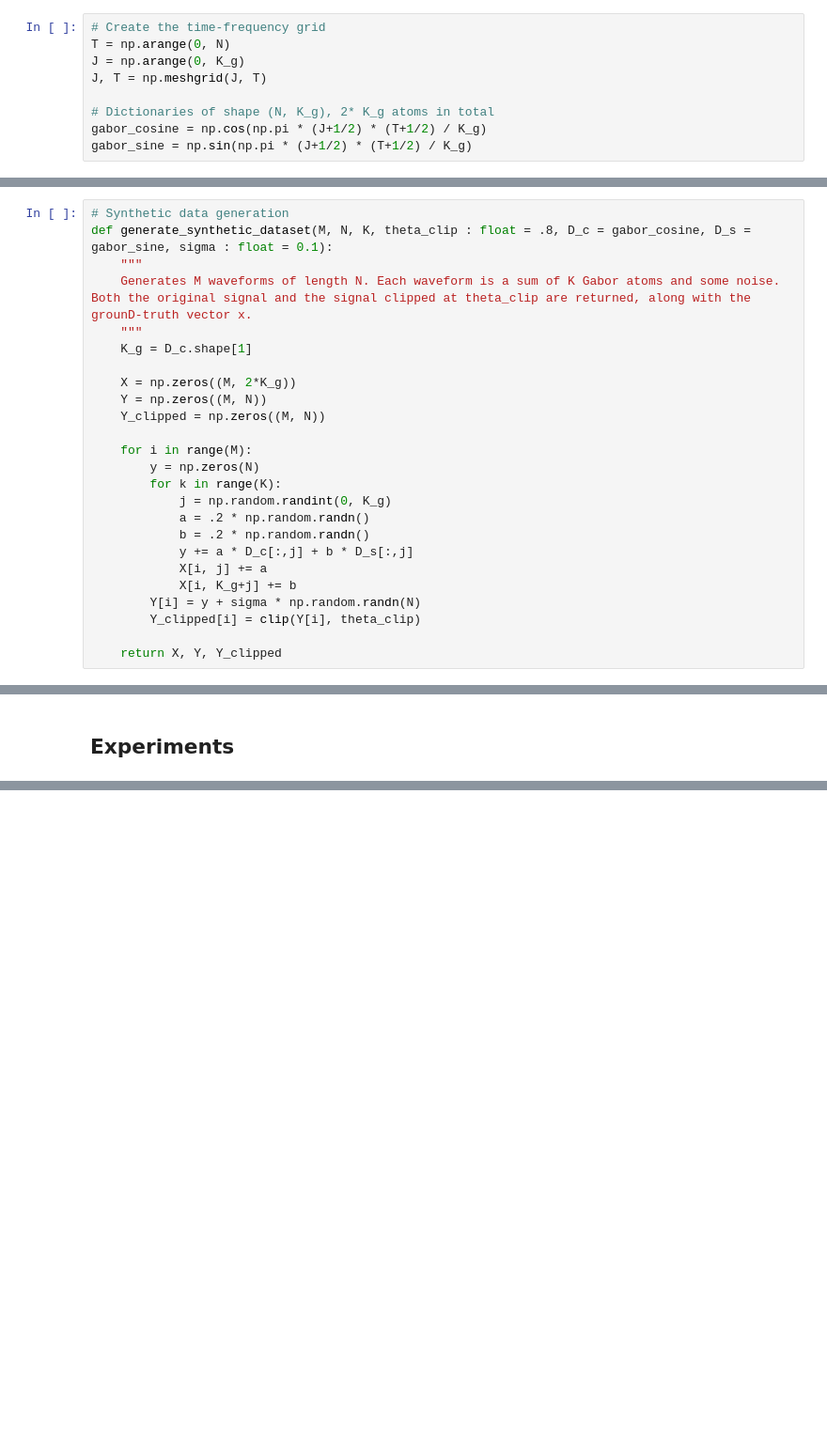
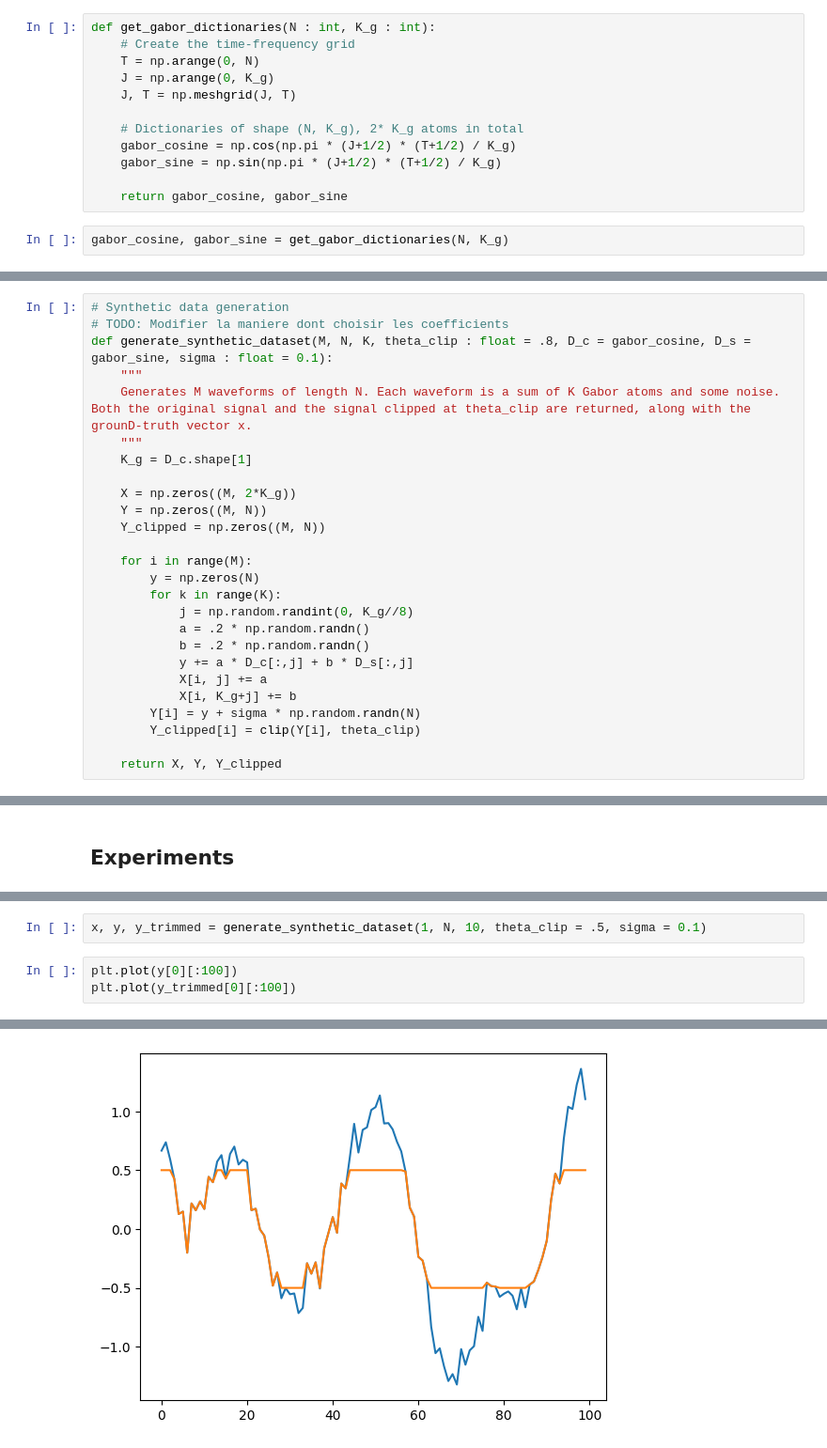
Before and after one commit to pierreaguie/C-OMP-for-Audio-Declipping, a Jupyter notebook: AudioDeclipping.ipynb, the cells around one changed output, grey strips where cells are left out. Shown: that part at 94% size. Cells and saved outputs as stored; diff of their text form; blank space fills up the shorter version.

```diff
--- a/AudioDeclipping.ipynb
+++ b/AudioDeclipping.ipynb
@@ -65,14 +67,19 @@ K_g = params["frame_length"]//2
 # Length of the signal
 N = params["frame_length"]
 # %%
-# Create the time-frequency grid
-T = np.arange(0, N)
-J = np.arange(0, K_g)
-J, T = np.meshgrid(J, T)
+def get_gabor_dictionaries(N : int, K_g : int):
+    # Create the time-frequency grid
+    T = np.arange(0, N)
+    J = np.arange(0, K_g)
+    J, T = np.meshgrid(J, T)
 
-# Dictionaries of shape (N, K_g), 2* K_g atoms in total
-gabor_cosine = np.cos(np.pi * (J+1/2) * (T+1/2) / K_g)
-gabor_sine = np.sin(np.pi * (J+1/2) * (T+1/2) / K_g)
+    # Dictionaries of shape (N, K_g), 2* K_g atoms in total
+    gabor_cosine = np.cos(np.pi * (J+1/2) * (T+1/2) / K_g)
+    gabor_sine = np.sin(np.pi * (J+1/2) * (T+1/2) / K_g)
+
+    return gabor_cosine, gabor_sine
+# %%
+gabor_cosine, gabor_sine = get_gabor_dictionaries(N, K_g)
 # %%
 gabor_cosine.shape, gabor_sine.shape
 # %% [output]
@@ -189,6 +238,7 @@ def inpainting(y, frame_length : int = 1024, frame_overlap : int = 768, K : int
 ### Dataset
 # %%
 # Synthetic data generation
+# TODO: Modifier la maniere dont choisir les coefficients
 def generate_synthetic_dataset(M, N, K, theta_clip : float = .8, D_c = gabor_cosine, D_s = gabor_sine, sigma : float = 0.1):
     """
     Generates M waveforms of length N. Each waveform is a sum of K Gabor atoms and some noise. Both the original signal and the signal clipped at theta_clip are returned, along with the grounD-truth vector x.
@@ -202,7 +252,7 @@ def generate_synthetic_dataset(M, N, K, theta_clip : float = .8, D_c = gabor_cos
     for i in range(M):
         y = np.zeros(N)
         for k in range(K):
-            j = np.random.randint(0, K_g)
+            j = np.random.randint(0, K_g//8)
             a = .2 * np.random.randn()
             b = .2 * np.random.randn()
             y += a * D_c[:,j] + b * D_s[:,j]
@@ -220,0 +276,6 @@ def generate_synthetic_dataset(M, N, K, theta_clip : float = .8, D_c = gabor_cos
+# %%
+x, y, y_trimmed = generate_synthetic_dataset(1, N, 10, theta_clip = .5, sigma = 0.1)
+# %%
+plt.plot(y[0][:100])
+plt.plot(y_trimmed[0][:100])
+# %% [output]
@@ -220,0 +283 @@ def generate_synthetic_dataset(M, N, K, theta_clip : float = .8, D_c = gabor_cos
+[figure, added]
```
Also changed, not shown: parts of 9 cells of this notebook.
